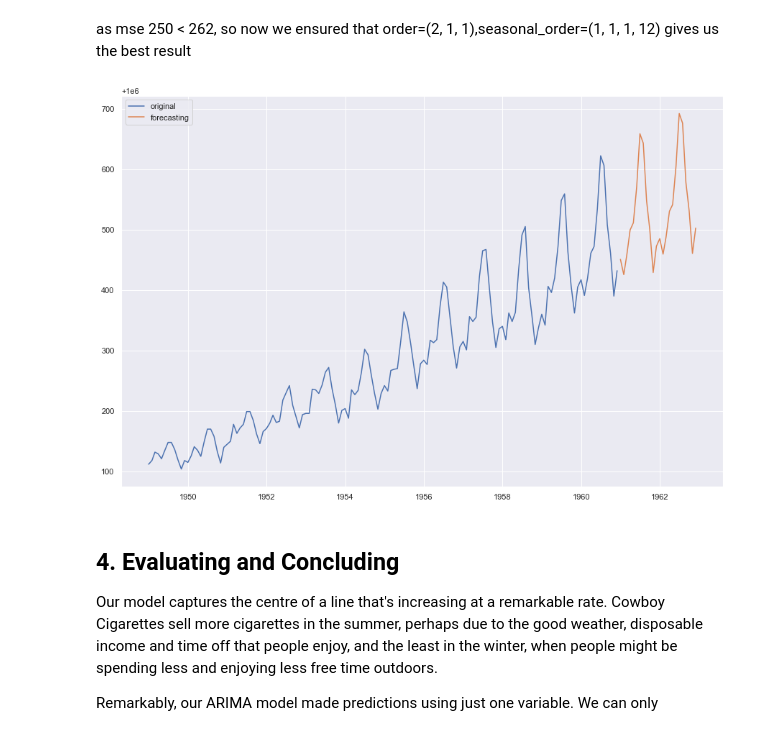
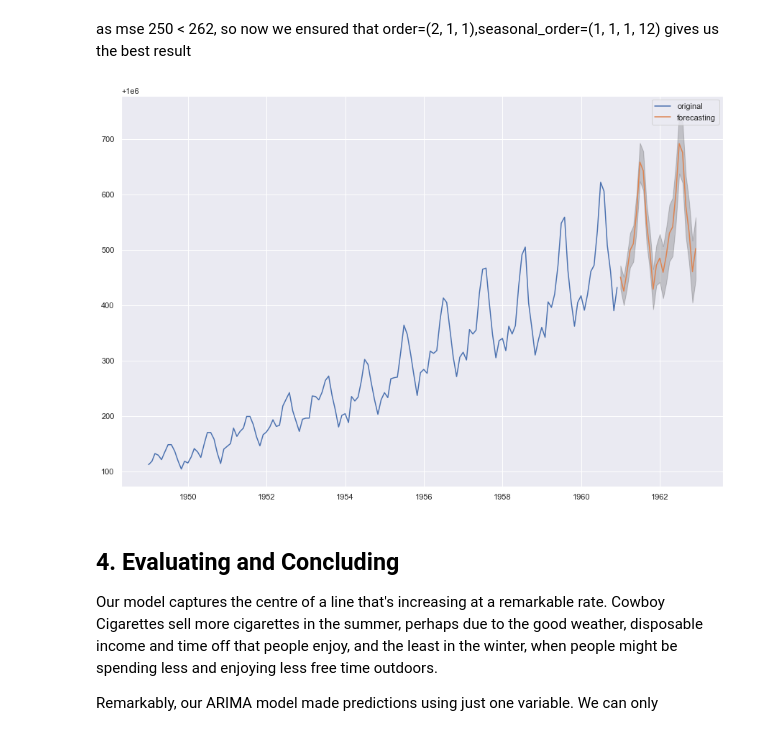
Before and after one commit to yoyo6022/Springboard-hands-on-project, a Jupyter notebook: Cowboys&CigrettesCaseStudy/Cowboy Cigarettes Case Study - Tier 1.ipynb, the cells around one changed output. Cells and saved outputs as stored; diff of their text form; code cells hidden in the pictures.

```diff
--- a/Cowboys&CigrettesCaseStudy/Cowboy Cigarettes Case Study - Tier 1.ipynb
+++ b/Cowboys&CigrettesCaseStudy/Cowboy Cigarettes Case Study - Tier 1.ipynb
@@ -662,17 +662,21 @@ as mse 250 < 262, so now we ensured that order=(2, 1, 1),seasonal_order=(1, 1, 1
 # %%
 # forecast the futrue 24 month with the best model
 forecast = results.forecast(24)
+forecast_ci= results.get_forecast(steps=24).conf_int()
+
 forecast_period = 24
 
 # Plot your future predictions
 # Call figure() on plt
 plt.figure(figsize=(15,10))
 plt.plot(dfcig, label='original')
 plt.plot(forecast, label = 'forecasting')
+plt.fill_between(forecast_ci.index, forecast_ci.iloc[:,0], forecast_ci.iloc[:,1]
+                ,color='k', alpha=0.2)
 plt.legend()
 plt.show()
 # %% [output]
-[figure, old version]
+[figure, new version]
 # %% [markdown]
 ## 4. Evaluating and Concluding
 
```
